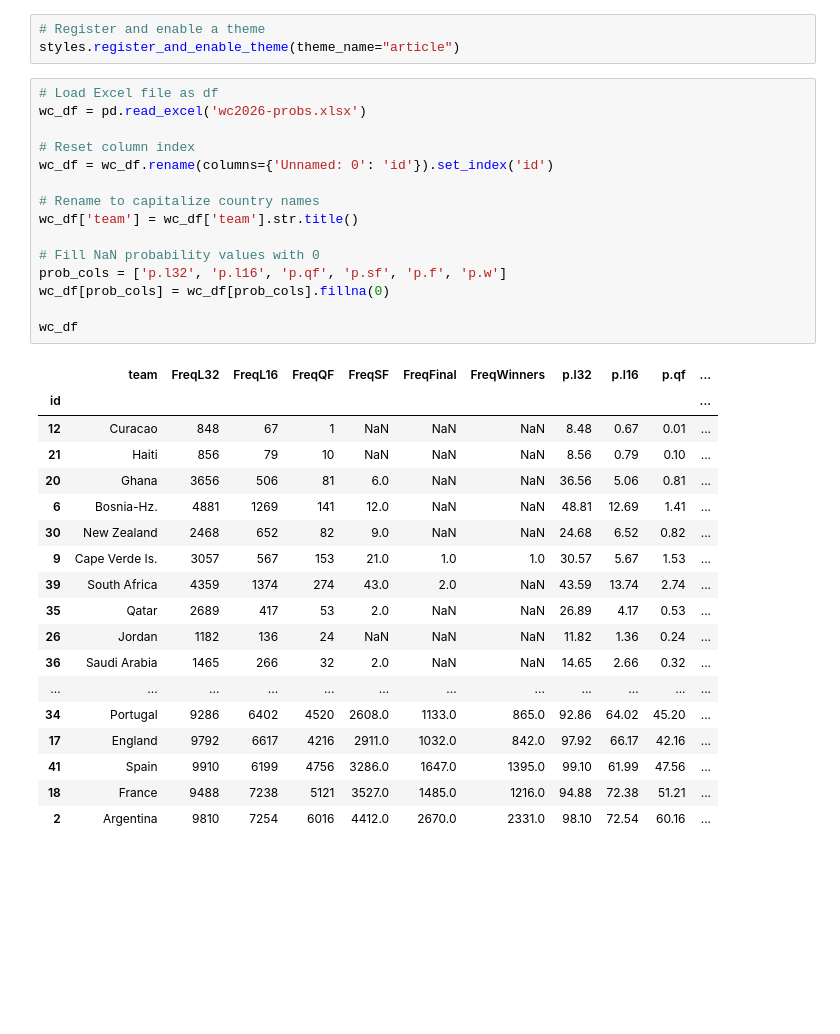
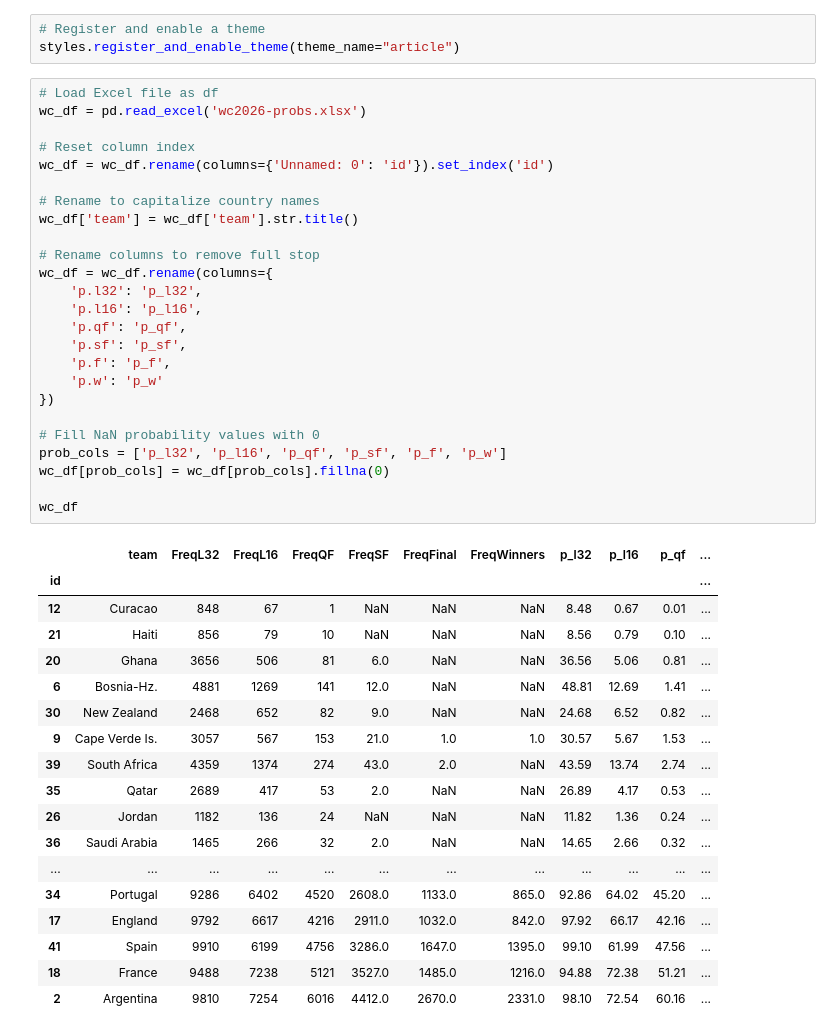
Before and after one commit to jhellingsdata/RADataHub, a Jupyter notebook: Article Charts/wc2026/wc2026_vis.ipynb, the cells around one changed output. Saved outputs shown, nothing was run; the diff lists cells and outputs as text; blank space fills up the shorter version.

Commit message:
wc2026 chart finalize

```diff
--- a/Article Charts/wc2026/wc2026_vis.ipynb
+++ b/Article Charts/wc2026/wc2026_vis.ipynb
@@ -11,20 +11,30 @@ styles.register_and_enable_theme(theme_name="article")
 # %%
 # Load Excel file as df
 wc_df = pd.read_excel('wc2026-probs.xlsx')
 
 # Reset column index
 wc_df = wc_df.rename(columns={'Unnamed: 0': 'id'}).set_index('id')
 
 # Rename to capitalize country names
 wc_df['team'] = wc_df['team'].str.title()
 
+# Rename columns to remove full stop
+wc_df = wc_df.rename(columns={
+    'p.l32': 'p_l32',
+    'p.l16': 'p_l16',
+    'p.qf': 'p_qf',
+    'p.sf': 'p_sf',
+    'p.f': 'p_f',
+    'p.w': 'p_w'
+})
+
 # Fill NaN probability values with 0
-prob_cols = ['p.l32', 'p.l16', 'p.qf', 'p.sf', 'p.f', 'p.w']
+prob_cols = ['p_l32', 'p_l16', 'p_qf', 'p_sf', 'p_f', 'p_w']
 wc_df[prob_cols] = wc_df[prob_cols].fillna(0)
 
 wc_df
 # %% [output]
-|  | team | FreqL32 | FreqL16 | FreqQF | FreqSF | FreqFinal | FreqWinners | p.l32 | p.l16 | p.qf | ... |
+|  | team | FreqL32 | FreqL16 | FreqQF | FreqSF | FreqFinal | FreqWinners | p_l32 | p_l16 | p_qf | ... |
 | id |  |  |  |  |  |  |  |  |  |  | ... |
 | 12 | Curacao | 848 | 67 | 1 | NaN | NaN | NaN | 8.48 | 0.67 | 0.01 | ... |
 | 21 | Haiti | 856 | 79 | 10 | NaN | NaN | NaN | 8.56 | 0.79 | 0.10 | ... |
```
Also changed, not shown: parts of 5 cells of this notebook, 5 other files.
